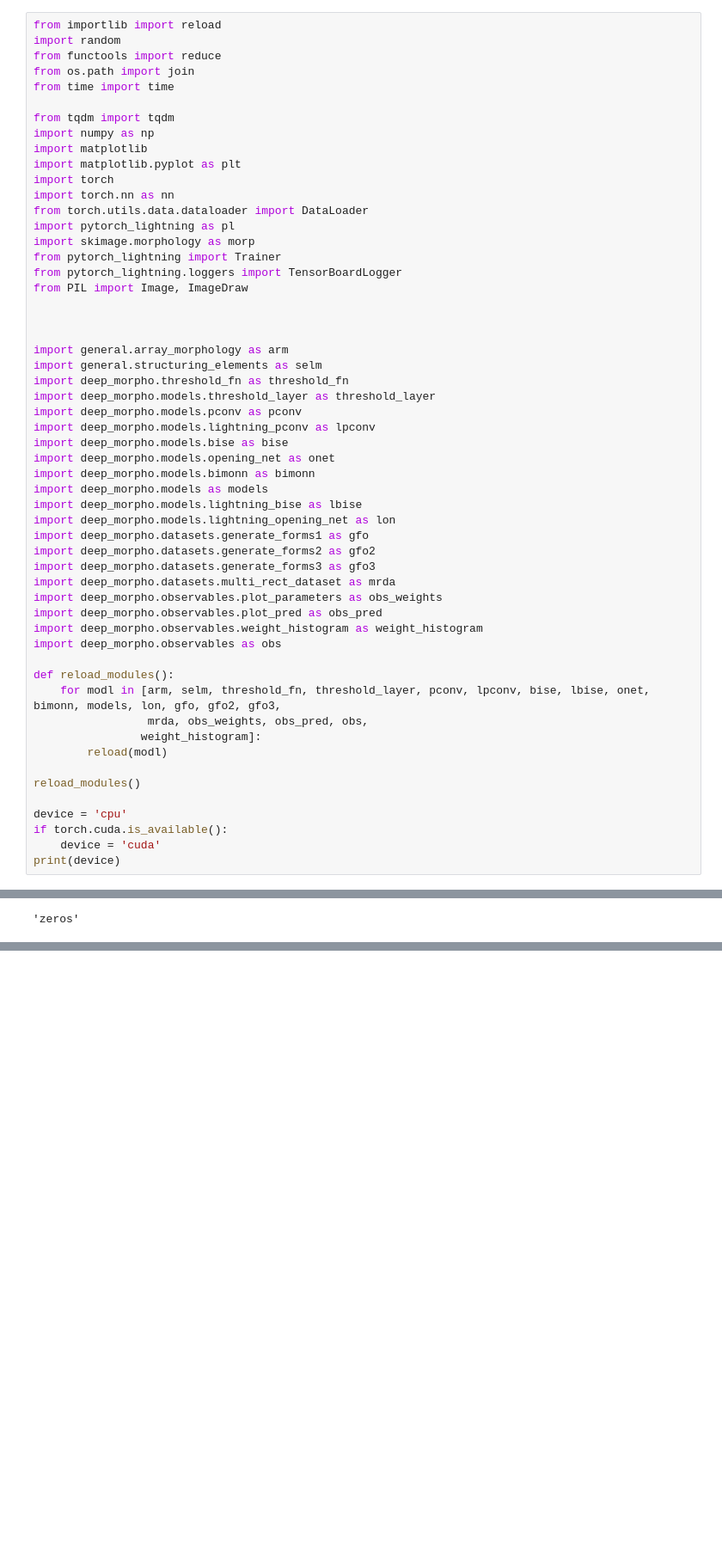
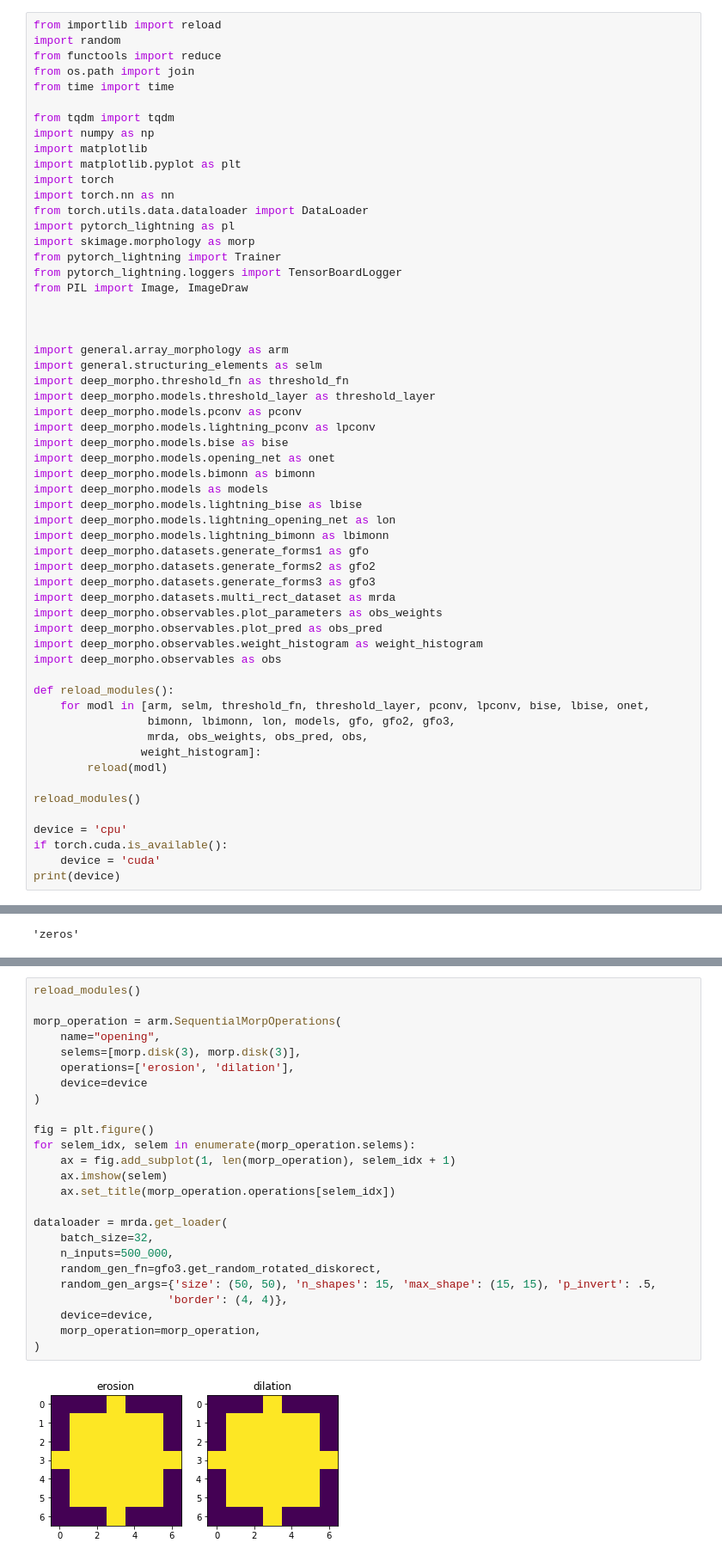
Before and after one commit to TheodoreAouad/3d_segm, a Jupyter notebook: Notebooks/DeepMorpho.ipynb, the cells around one changed output, grey strips where cells are left out. Shown at 86% size. Saved outputs shown, nothing was run; the diff lists cells and outputs as text; blank space fills up the shorter version.

Commit message:
new selem detector

```diff
--- a/Notebooks/DeepMorpho.ipynb
+++ b/Notebooks/DeepMorpho.ipynb
@@ -36,6 +36,7 @@ import deep_morpho.models.bimonn as bimonn
 import deep_morpho.models as models
 import deep_morpho.models.lightning_bise as lbise
 import deep_morpho.models.lightning_opening_net as lon
+import deep_morpho.models.lightning_bimonn as lbimonn
 import deep_morpho.datasets.generate_forms1 as gfo
 import deep_morpho.datasets.generate_forms2 as gfo2
 import deep_morpho.datasets.generate_forms3 as gfo3
@@ -46,7 +47,8 @@ import deep_morpho.observables.weight_histogram as weight_histogram
 import deep_morpho.observables as obs
 
 def reload_modules():
-    for modl in [arm, selm, threshold_fn, threshold_layer, pconv, lpconv, bise, lbise, onet, bimonn, models, lon, gfo, gfo2, gfo3,
+    for modl in [arm, selm, threshold_fn, threshold_layer, pconv, lpconv, bise, lbise, onet,
+                 bimonn, lbimonn, lon, models, gfo, gfo2, gfo3,
                  mrda, obs_weights, obs_pred, obs,
                 weight_histogram]:
         reload(modl)
@@ -1024,0 +1040,27 @@ net_dil.bises[0].conv.padding_mode
+# %%
+reload_modules()
+
+morp_operation = arm.SequentialMorpOperations(
+    name="opening",
+    selems=[morp.disk(3), morp.disk(3)],
+    operations=['erosion', 'dilation'],
+    device=device
+)
+
+fig = plt.figure()
+for selem_idx, selem in enumerate(morp_operation.selems):
+    ax = fig.add_subplot(1, len(morp_operation), selem_idx + 1)
+    ax.imshow(selem)
+    ax.set_title(morp_operation.operations[selem_idx])
+
+dataloader = mrda.get_loader(
+    batch_size=32,
+    n_inputs=500_000,
+    random_gen_fn=gfo3.get_random_rotated_diskorect,
+    random_gen_args={'size': (50, 50), 'n_shapes': 15, 'max_shape': (15, 15), 'p_invert': .5,
+                    'border': (4, 4)},
+    device=device,
+    morp_operation=morp_operation,
+)
+# %% [output]
+[figure, added]
```
Also changed, not shown: parts of 19 cells of this notebook, 6 other files.
